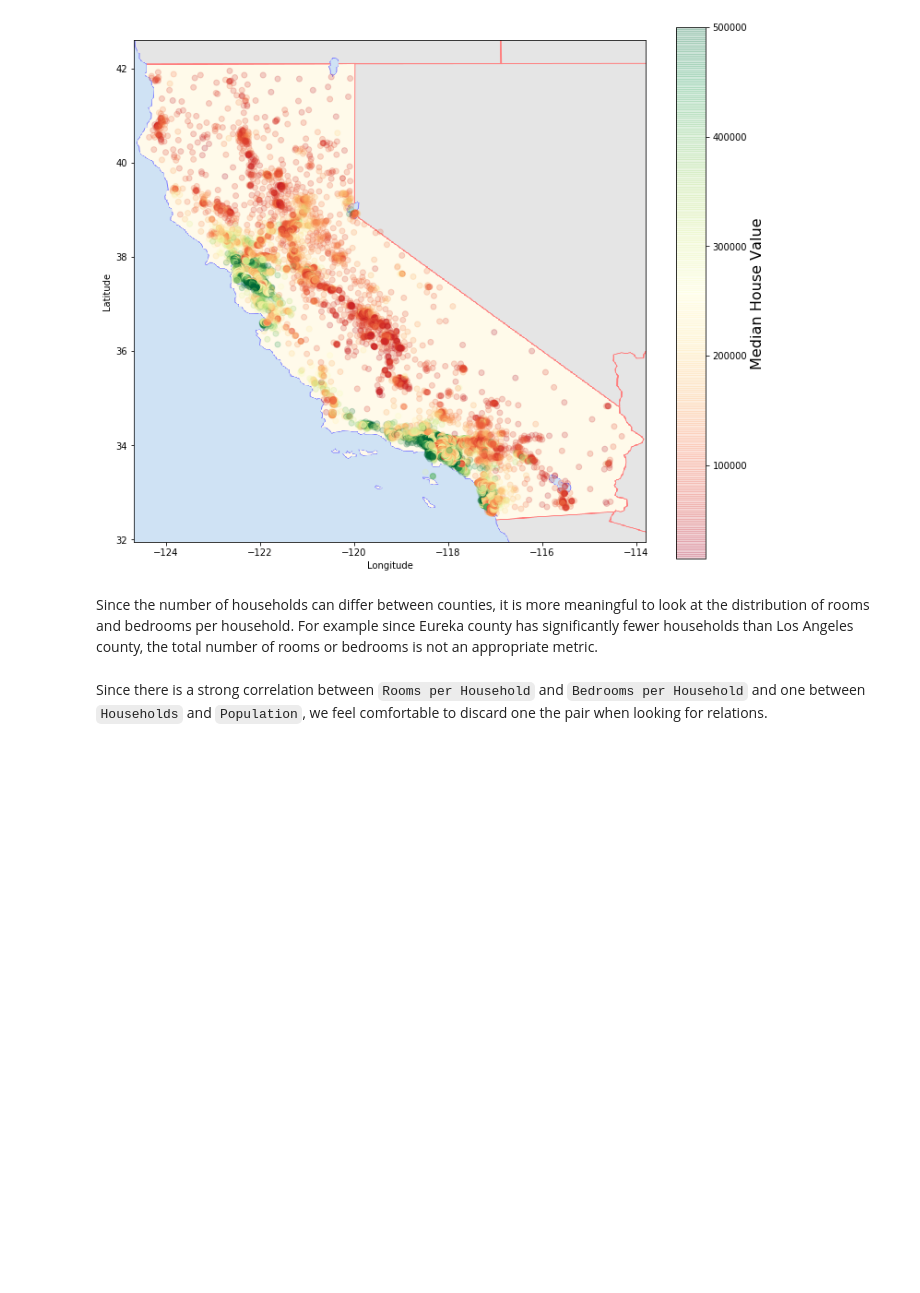
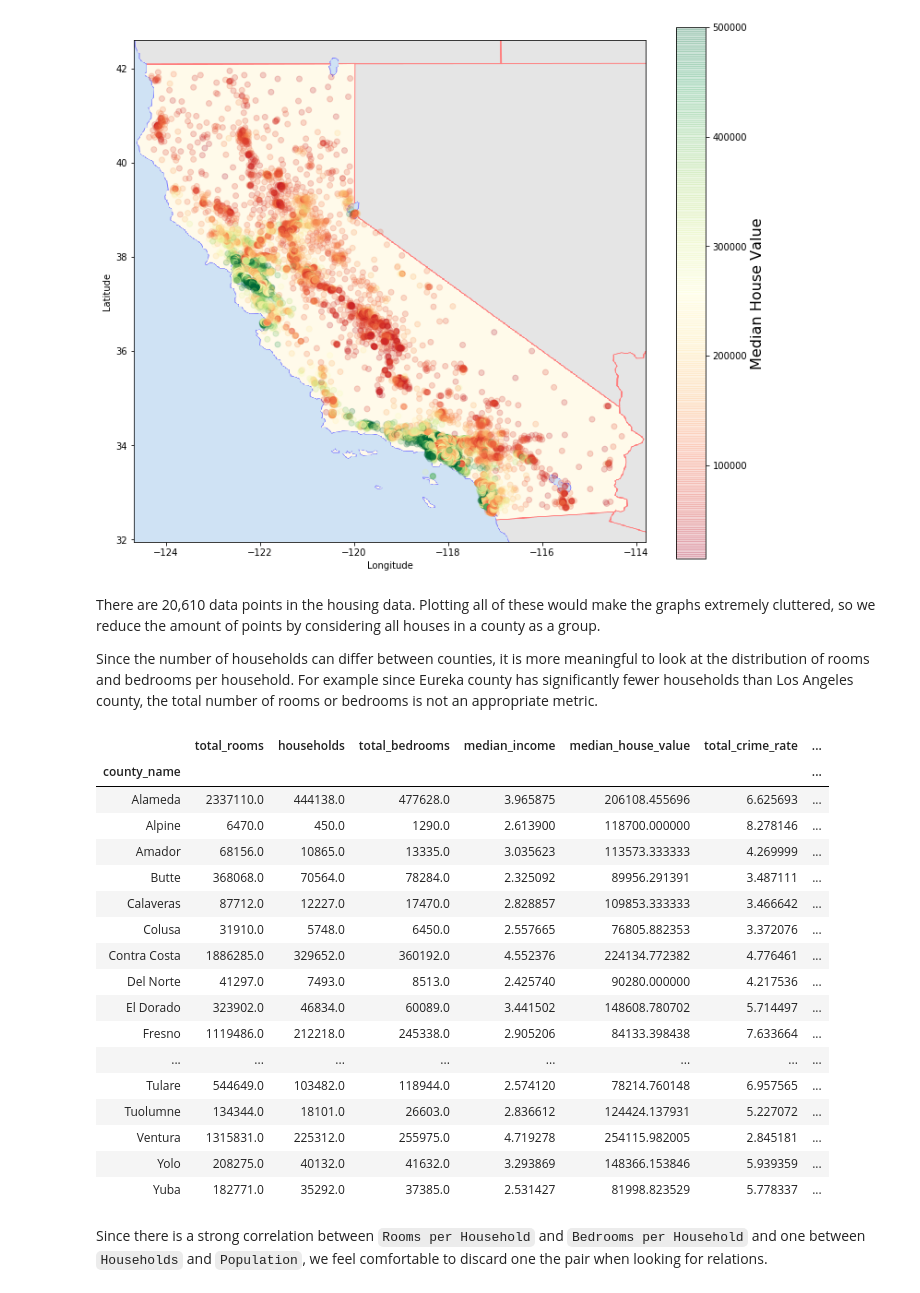
Before and after one commit to phamkdaniel/Cali-Housing-Project, a Jupyter notebook: analysis.ipynb, the cells around one changed output. Cells and saved outputs as stored; diff of their text form; code cells hidden in the pictures; blank space fills up the shorter version.

```diff
--- a/analysis.ipynb
+++ b/analysis.ipynb
@@ -125,4 +125,6 @@ plt.show()
 # %% [output]
 [figure]
 # %% [markdown]
+There are 20,610 data points in the housing data. Plotting all of these would make the graphs extremely cluttered, so we reduce the amount of points by considering all houses in a county as a group.
+
 Since the number of households can differ between counties, it is more meaningful to look at the distribution of rooms and bedrooms per household. For example since Eureka county has significantly fewer households than Los Angeles county, the total number of rooms or bedrooms is not an appropriate metric.
@@ -143,3 +131,38 @@ county_house_age = housing_df.groupby("county_name")["housing_median_age"].mean(
+# %%
+housing_df = cali_housing_df.groupby("county_name").agg({
+    "total_rooms" : 'sum',
+    "households" : 'sum',
+    "total_bedrooms" : 'sum',
+    "median_income" : 'mean',
+    "median_house_value" : 'mean',
+    "total_crime_rate" : 'mean',
+    "population" : 'sum',
+    "housing_median_age" : 'mean'
+})
+
+housing_df["rooms_per_household"] = housing_df.total_rooms / housing_df.households
+housing_df["bedrooms_per_household"] = housing_df.total_bedrooms / housing_df.households
+
+housing_df
+# %% [output]
+|  | total_rooms | households | total_bedrooms | median_income | median_house_value | total_crime_rate | ... |
+| county_name |  |  |  |  |  |  | ... |
+| Alameda | 2337110.0 | 444138.0 | 477628.0 | 3.965875 | 206108.455696 | 6.625693 | ... |
+| Alpine | 6470.0 | 450.0 | 1290.0 | 2.613900 | 118700.000000 | 8.278146 | ... |
+| Amador | 68156.0 | 10865.0 | 13335.0 | 3.035623 | 113573.333333 | 4.269999 | ... |
+| Butte | 368068.0 | 70564.0 | 78284.0 | 2.325092 | 89956.291391 | 3.487111 | ... |
+| Calaveras | 87712.0 | 12227.0 | 17470.0 | 2.828857 | 109853.333333 | 3.466642 | ... |
+| Colusa | 31910.0 | 5748.0 | 6450.0 | 2.557665 | 76805.882353 | 3.372076 | ... |
+| Contra Costa | 1886285.0 | 329652.0 | 360192.0 | 4.552376 | 224134.772382 | 4.776461 | ... |
+| Del Norte | 41297.0 | 7493.0 | 8513.0 | 2.425740 | 90280.000000 | 4.217536 | ... |
+| El Dorado | 323902.0 | 46834.0 | 60089.0 | 3.441502 | 148608.780702 | 5.714497 | ... |
+| Fresno | 1119486.0 | 212218.0 | 245338.0 | 2.905206 | 84133.398438 | 7.633664 | ... |
+| ... | ... | ... | ... | ... | ... | ... | ... |
+| Tulare | 544649.0 | 103482.0 | 118944.0 | 2.574120 | 78214.760148 | 6.957565 | ... |
+| Tuolumne | 134344.0 | 18101.0 | 26603.0 | 2.836612 | 124424.137931 | 5.227072 | ... |
+| Ventura | 1315831.0 | 225312.0 | 255975.0 | 4.719278 | 254115.982005 | 2.845181 | ... |
+| Yolo | 208275.0 | 40132.0 | 41632.0 | 3.293869 | 148366.153846 | 5.939359 | ... |
+| Yuba | 182771.0 | 35292.0 | 37385.0 | 2.531427 | 81998.823529 | 5.778337 | ... |
 # %% [markdown]
 Since there is a strong correlation between `Rooms per Household` and `Bedrooms per Household` and one between `Households` and `Population`, we feel comfortable to discard one the pair when looking for relations.
 # %%
```
Also changed, not shown: parts of 10 cells of this notebook.
